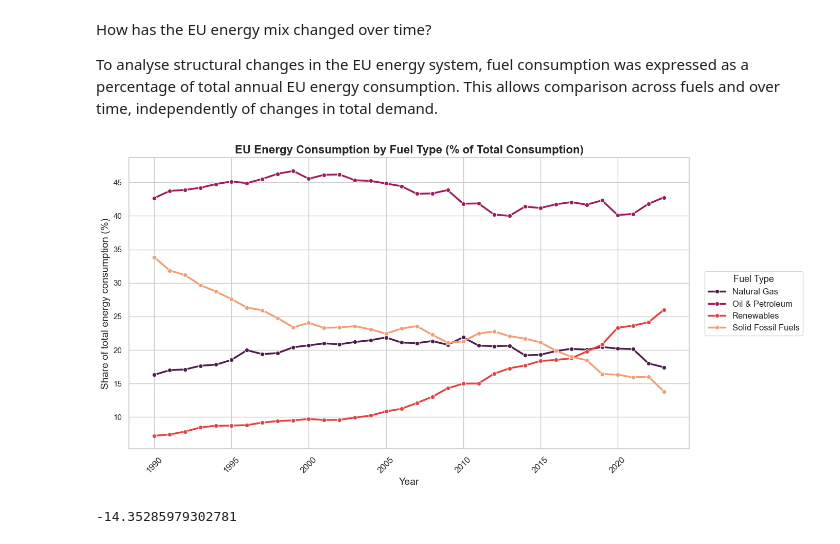
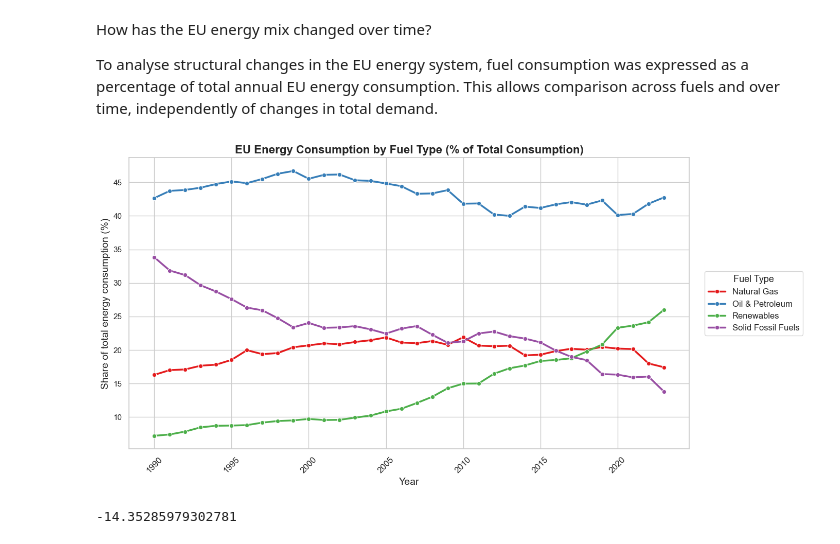
Before and after one commit to AnnaLozenko/PFDA_Project, a Jupyter notebook: eu_energy_sources_analysis.ipynb, the cells around one changed output. Saved outputs shown, nothing was run; the diff lists cells and outputs as text; code cells hidden in the pictures.

```diff
--- a/eu_energy_sources_analysis.ipynb
+++ b/eu_energy_sources_analysis.ipynb
@@ -582,35 +573,35 @@ eu_fuel_share = eu_fuel_year.merge(
 eu_fuel_share["Share_percent"] = (
     eu_fuel_share["Consumption_KTOE"] / eu_fuel_share["Total_KTOE"] * 100
 )
 
 # 4. Line plot of fuel shares
 plt.figure(figsize=(14,7))
 sns.lineplot(
     data=eu_fuel_share,
     x="Year",
     y="Share_percent",
     hue="fuel_type",
     linewidth=2.5,
     marker="o",
-    palette="rocket",
+    palette="Set1",
 )
 
 plt.title("EU Energy Consumption by Fuel Type (% of Total Consumption)", fontsize=16, weight="bold")
 plt.xlabel("Year", fontsize=14)
 plt.xticks(rotation=45, fontsize=12)
 plt.ylabel("Share of total energy consumption (%)", fontsize=14)
 plt.legend(title="Fuel Type", fontsize=12, title_fontsize=13)
 plt.legend(
     title="Fuel Type",
     fontsize=12,
     title_fontsize=13,
     loc="center left",
     bbox_to_anchor=(1.02, 0.5)
 )
 plt.tight_layout()
 plt.show()
 # %% [output]
-[figure, old version]
+[figure, new version]
 # %%
 def pct_change_absolute(df, fuel, start_year, end_year):
     total = (
```
Also changed, not shown: parts of 27 cells of this notebook, 2 other files.
